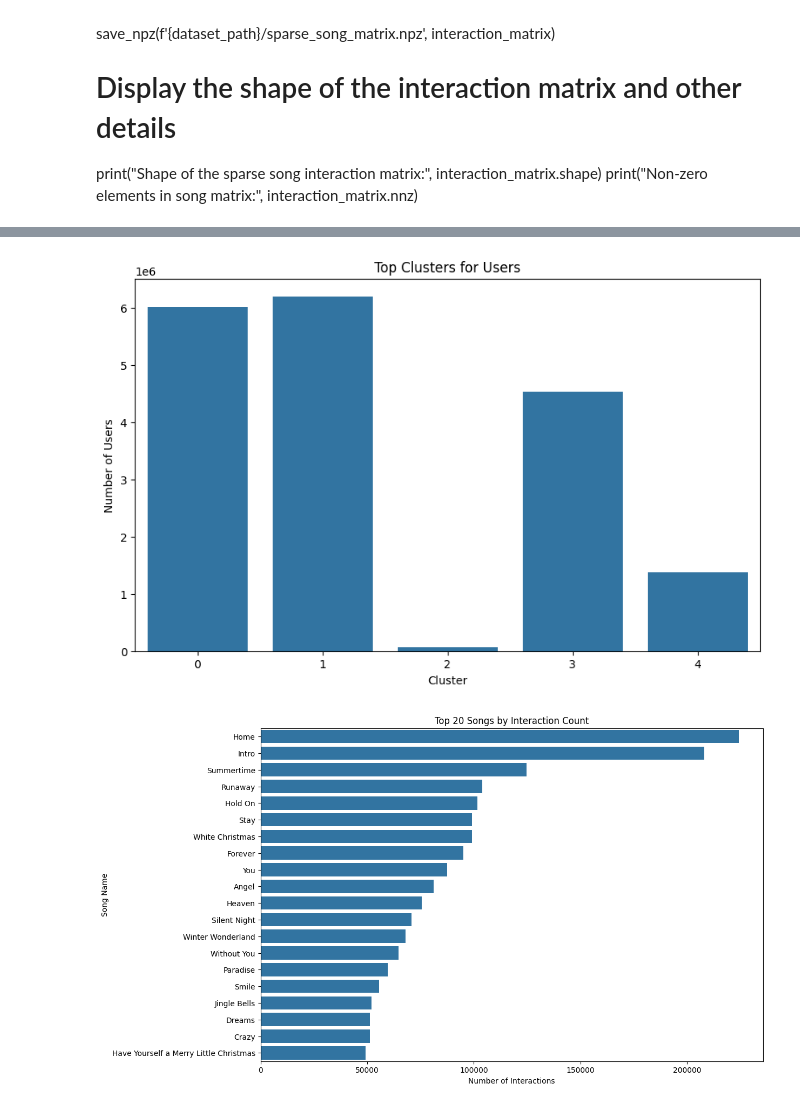
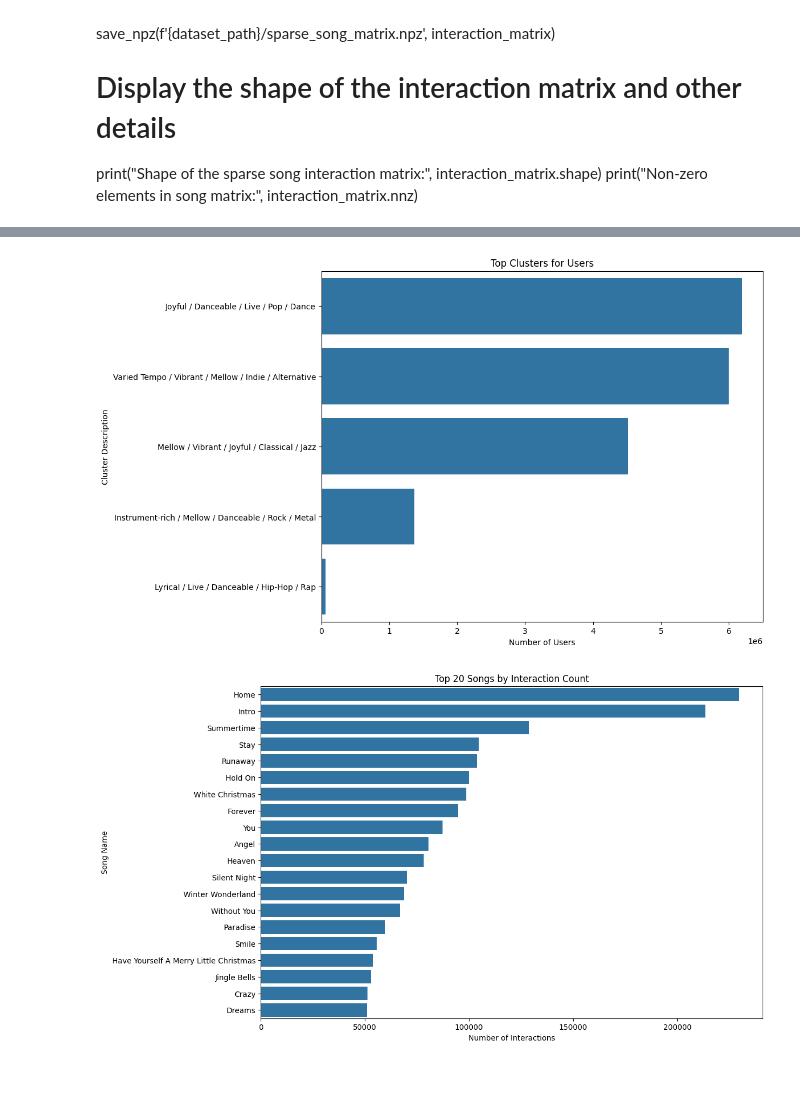
Before and after one commit to MaidenTaief/Music_Final, a Jupyter notebook: UserMatrix.ipynb, the cells around one changed output, grey strips where cells are left out. Saved outputs shown, nothing was run; the diff lists cells and outputs as text; code cells hidden in the pictures; blank space fills up the shorter version.

Commit message:
updated new code with popularity, year, cluster_description

```diff
--- a/UserMatrix.ipynb
+++ b/UserMatrix.ipynb
@@ -310,8 +439,11 @@ print("Non-zero elements in song matrix:", interaction_matrix.nnz)
 import pandas as pd
 from scipy.sparse import csr_matrix, save_npz
 
+# Load the data
+dataset_path = '/content/drive/My Drive/DATASET'
+
 # Load the aggregated data
-agg_data = pd.read_csv(f'{dataset_path}/aggregated_data.csv')
+agg_data = pd.read_csv(f'{dataset_path}/aggregated_data_full.csv')
 
 # Convert user IDs and playlist names to categorical data types for efficient encoding
 agg_data['user_id'] = pd.Categorical(agg_data['user_id'])
@@ -325,7 +457,7 @@ col_indices = agg_data['playlistname'].cat.codes
 data = agg_data['play_count'].values
 
 # Create a sparse matrix with rows as users and columns as playlists
-# shape parameters are derived from the number of categories in each feature
+# The shape parameters are derived from the number of categories in each feature
 playlist_interaction_matrix = csr_matrix((data, (row_indices, col_indices)),
                                 shape=(agg_data['user_id'].cat.categories.size,
                                        agg_data['playlistname'].cat.categories.size))
@@ -336,6 +468,7 @@ save_npz(f'{dataset_path}/playlist_interaction_sparse_matrix.npz', playlist_inte
 # Display the shape of the interaction matrix and other details
 print("Shape of the playlist interaction matrix:", playlist_interaction_matrix.shape)
 print("Non-zero elements in playlist matrix:", playlist_interaction_matrix.nnz)
+print("Density of the playlist matrix:", playlist_interaction_matrix.nnz / (playlist_interaction_matrix.shape[0] * playlist_interaction_matrix.shape[1]))
 # %% [output]
 Shape of the playlist interaction matrix: (15598, 136182)
 Non-zero elements in playlist matrix: 204251
@@ -392,16 +526,16 @@ plt.show()
 # %%
-cluster_counts = agg_data['cluster'].value_counts()
+cluster_counts = agg_data['Cluster_Description'].value_counts().head(20)  # Show top 20 for brevity
 
-plt.figure(figsize=(10, 6))
-sns.barplot(x=cluster_counts.index, y=cluster_counts.values)
+plt.figure(figsize=(10, 8))
+sns.barplot(x=cluster_counts.values, y=cluster_counts.index)
 plt.title('Top Clusters for Users')
-plt.xlabel('Cluster')
-plt.ylabel('Number of Users')
+plt.xlabel('Number of Users')
+plt.ylabel('Cluster Description')
 plt.show()
 # %% [output]
-[figure, old version]
+[figure, new version]
 # %%
-song_counts = agg_data.groupby('name')['play_count'].sum().sort_values(ascending=False).head(20)
+song_counts = agg_data.groupby('trackname')['play_count'].sum().sort_values(ascending=False).head(20)
 
 plt.figure(figsize=(12, 8))
 sns.barplot(x=song_counts.values, y=song_counts.index)
@@ -410,7 +544,7 @@ plt.xlabel('Number of Interactions')
 plt.ylabel('Song Name')
 plt.show()
 # %% [output]
-[figure, old version]
+[figure, new version]
 # %%
 top_artists = agg_data.groupby('artistname')['play_count'].sum().nlargest(20)
 
```
Also changed, not shown: parts of 15 cells of this notebook.
